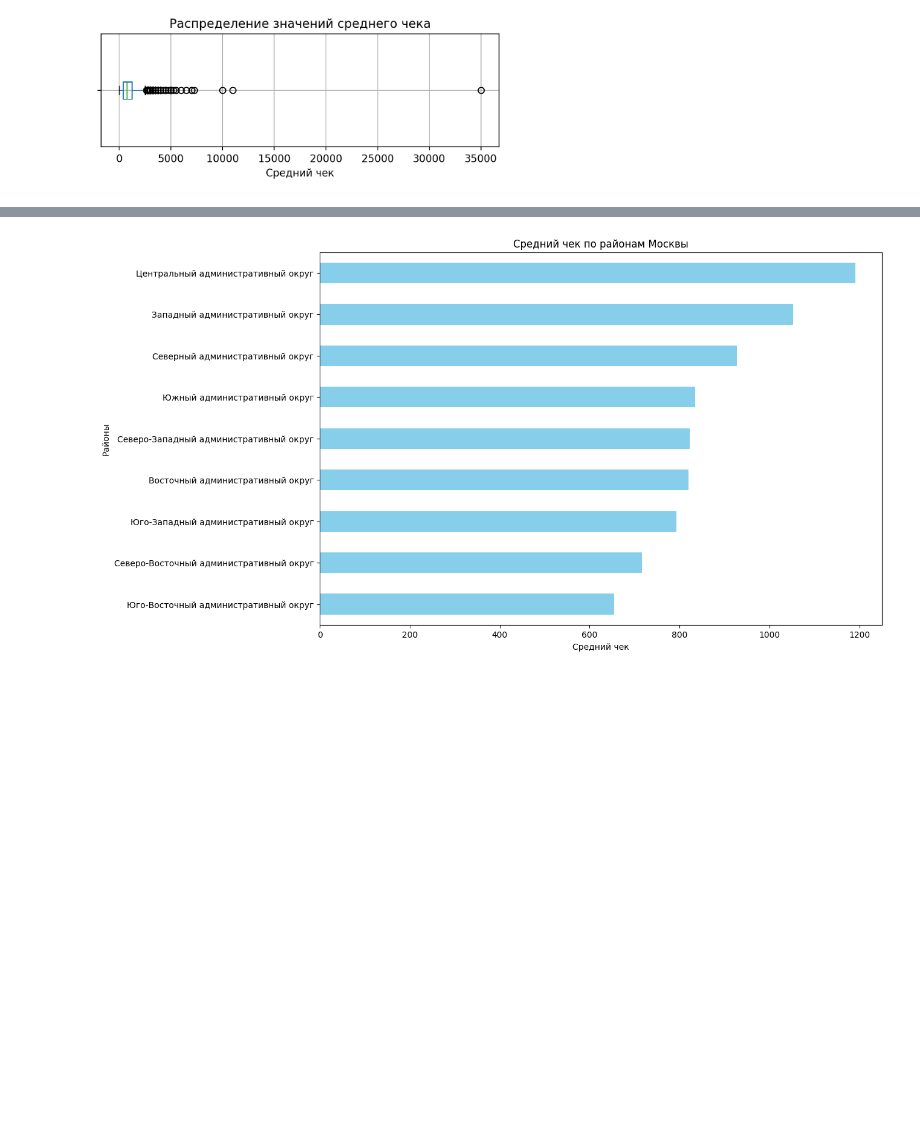
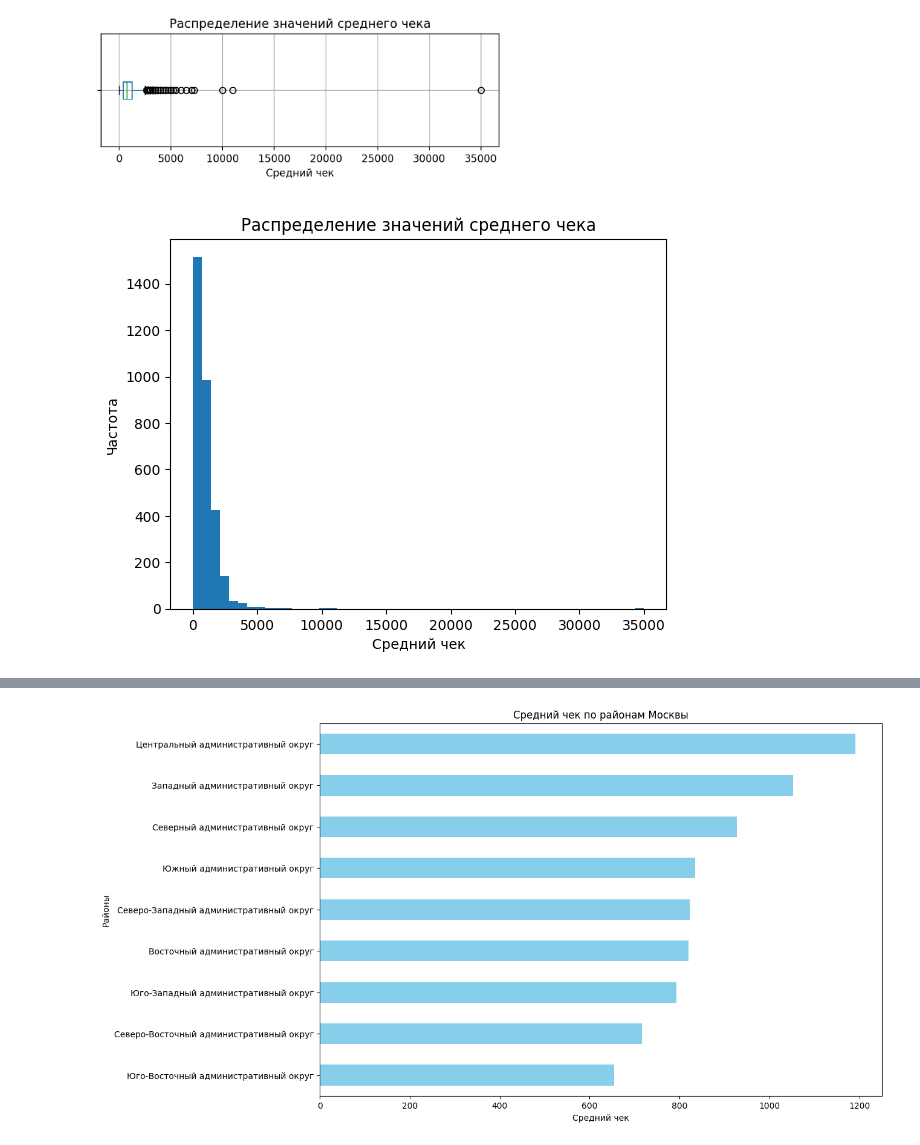
Before and after one commit to PsychoCoderrr/YPracticumProjects, a Jupyter notebook: VizPythonProjectVer2.ipynb, the cells around one changed output, grey strips where cells are left out. Cells and saved outputs as stored; diff of their text form; code cells hidden in the pictures; blank space fills up the shorter version.

```diff
--- a/VizPythonProjectVer2.ipynb
+++ b/VizPythonProjectVer2.ipynb
@@ -921,3 +921,16 @@ one price coffee                      72  4.069444          кофейня
 <font color='Red'> Следует визуализировать анализ среднего чека заведений гистограммой и диаграммой размаха, примерно вот так:</font>
 ![image.png](attachment:image.png)
 ![image-2.png](attachment:image-2.png)
+# %%
+df_filtered = df_merged[df_merged['middle_avg_bill'] != -1]
+
+df_filtered['middle_avg_bill'].plot(
+    kind = 'hist',
+    bins = 50
+)
+plt.title('Распределение значений среднего чека')
+plt.xlabel('Средний чек')
+plt.ylabel('Частота')
+plt.show()
+# %% [output]
+[figure, added]
```
Also changed, not shown: parts of 4 cells of this notebook.
